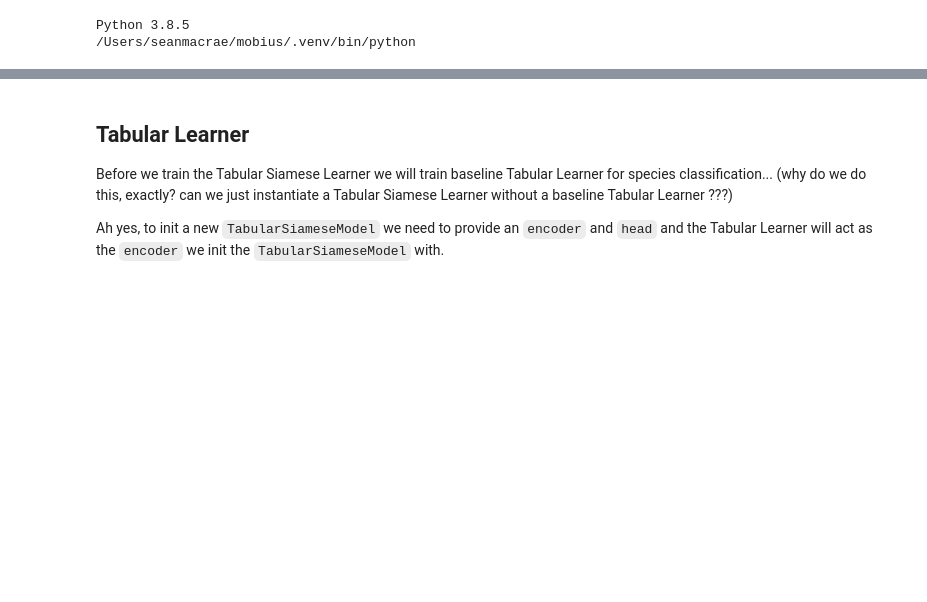
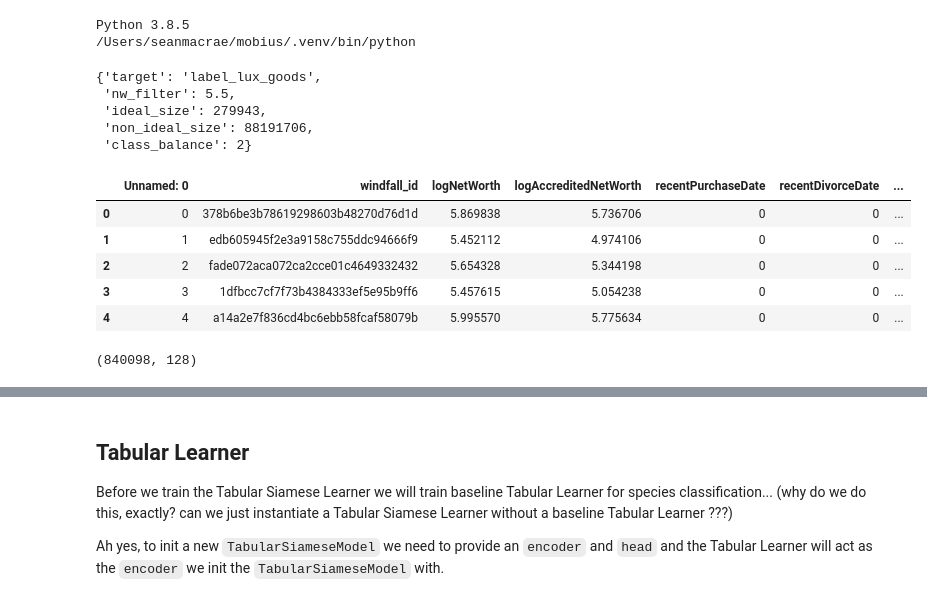
Before and after one commit to macrae/mobius, a Jupyter notebook: nbs/exp_2_windfall_hackathon.ipynb, the cells around one changed output, grey strips where cells are left out. Saved outputs shown, nothing was run; the diff lists cells and outputs as text; code cells hidden in the pictures; blank space fills up the shorter version.

```diff
--- a/nbs/exp_2_windfall_hackathon.ipynb
+++ b/nbs/exp_2_windfall_hackathon.ipynb
@@ -218,11 +9,0 @@ ORDER BY id, label
-# %%
-import os
-import hashlib
-
-raw_data_name = hashlib.md5(sql.encode('utf-8')).hexdigest()
-
-if os.path.exists(f"data/{raw_data_name}.csv"):
-    raw_data = pd.read_csv(f"data/{raw_data_name}.csv")
-else:
-    raw_data = query_table_and_cache(sql=sql)
-    raw_data.to_csv(f"data/{raw_data_name}.csv")
@@ -230,0 +44,15 @@ else:
+# %%
+LABEL_NAME = "label_lux_goods"
+import config.label_lux_goods as config_label_lux_goods
+import config.label_education_donor as config_label_education_donor
+if LABEL_NAME == "label_lux_goods":
+    config = config_label_lux_goods
+elif LABEL_NAME == "label_education_donor":
+    config = config_label_education_donor
+config.params
+# %% [output]
+{'target': 'label_lux_goods',
+ 'nw_filter': 5.5,
+ 'ideal_size': 279943,
+ 'non_ideal_size': 88191706,
+ 'class_balance': 2}
@@ -231 +63,43 @@ else:
+# %%
+import pandas as pd
+from jinjasql import JinjaSql
+
+def data_prep(config, load_from_bq=False, print_sql=False):
+    # load sql template
+    fd = open('./train.sql', 'r')
+    sql_template = fd.read()
+    fd.close()
+    # populate sql template with params
+    j = JinjaSql(param_style='pyformat')
+    query, query_params = j.prepare_query(sql_template, config.params)
+    sql = query % query_params
+    if print_sql:
+        print(f"sql query:\n{sql}")
+    label_name = config.params["target"]
+    if load_from_bq:
+        # query training data
+        raw_data = bq.query_table(
+            sql=sql,
+            client=bigquery_client
+        )
+        raw_data.to_csv(f"./data/df_{label_name}.csv")
+    else:
+        raw_data = pd.read_csv(f"./data/df_{label_name}.csv")
+    # exclude variables
+    exclude_vars = list(set(raw_data.columns) - set(config.include_vars))
+    return raw_data, exclude_vars
+
+raw_data, exclude_vars = data_prep(config)
+raw_data.head()
+# %% [output]
+|  | Unnamed: 0 | windfall_id | logNetWorth | logAccreditedNetWorth | recentPurchaseDate | recentDivorceDate | ... |
+| 0 | 0 | 378b6be3b78619298603b48270d76d1d | 5.869838 | 5.736706 | 0 | 0 | ... |
+| 1 | 1 | edb605945f2e3a9158c755ddc94666f9 | 5.452112 | 4.974106 | 0 | 0 | ... |
+| 2 | 2 | fade072aca072ca2cce01c4649332432 | 5.654328 | 5.344198 | 0 | 0 | ... |
+| 3 | 3 | 1dfbcc7cf7f73b4384333ef5e95b9ff6 | 5.457615 | 5.054238 | 0 | 0 | ... |
+| 4 | 4 | a14a2e7f836cd4bc6ebb58fcaf58079b | 5.995570 | 5.775634 | 0 | 0 | ... |
+# %%
+raw_data.shape
+# %% [output]
+(840098, 128)
 # %%
```
Also changed, not shown: parts of 52 cells of this notebook, 10 other files.
